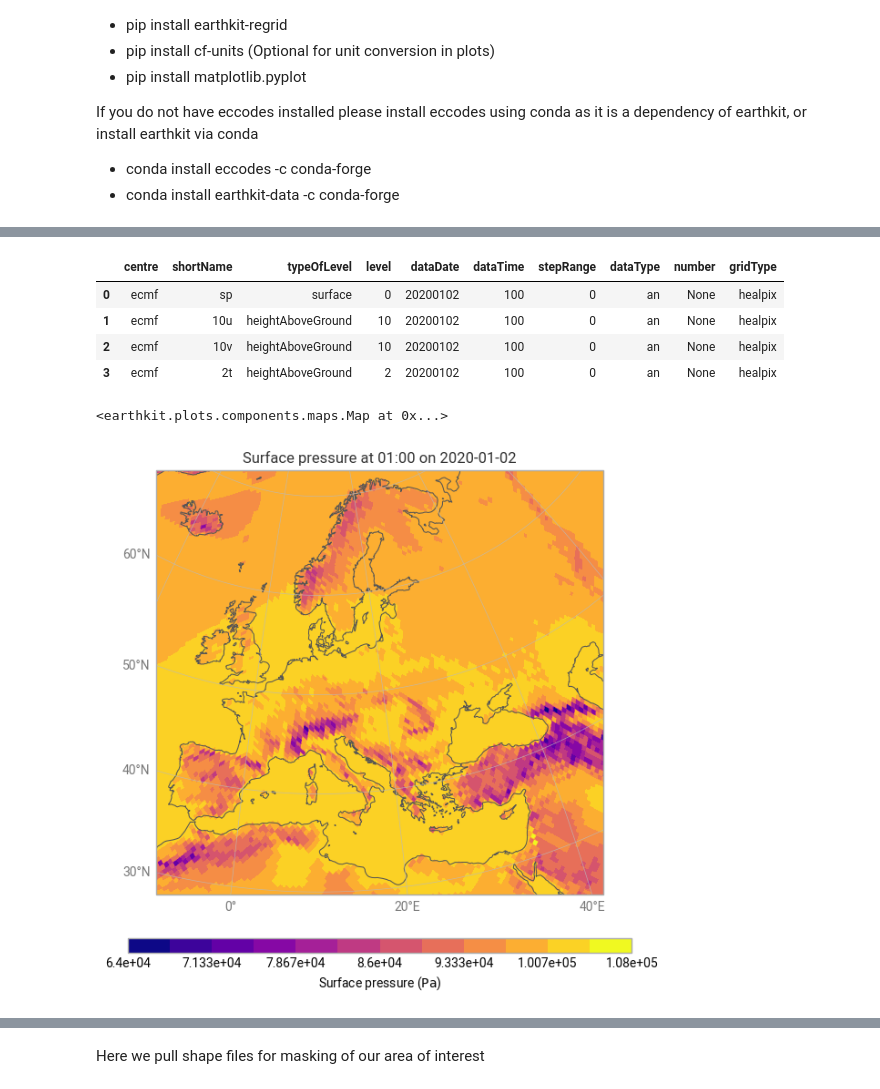
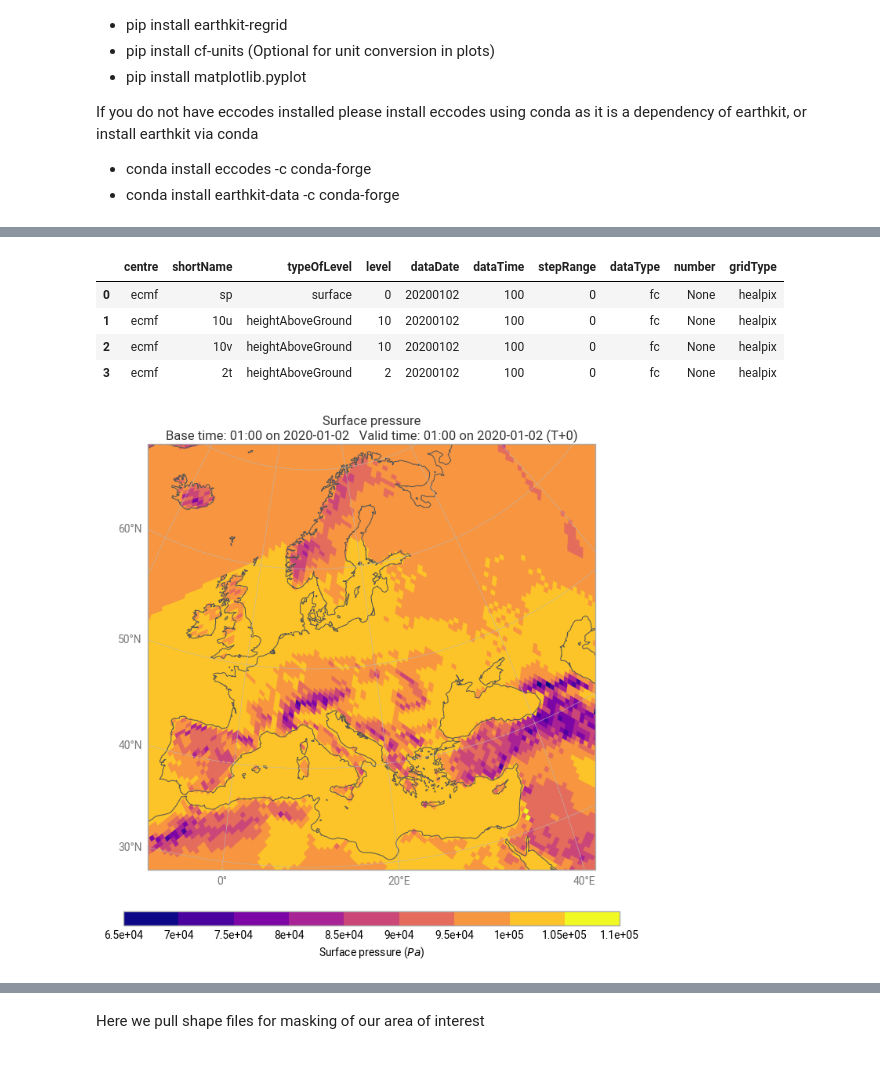
Before and after one commit to destination-earth-digital-twins/polytope-examples, a Jupyter notebook: climate-dt/climate-dt-earthkit-aoi-example.ipynb, the cells around one changed output, grey strips where cells are left out. Cells and saved outputs as stored; diff of their text form; code cells hidden in the pictures.

```diff
--- a/climate-dt/climate-dt-earthkit-aoi-example.ipynb
+++ b/climate-dt/climate-dt-earthkit-aoi-example.ipynb
@@ -67,16 +88,23 @@ data = earthkit.data.from_source("polytope", "destination-earth", request, addre
+# %%
+data = earthkit.data.from_source("file", "data/climate-dt-earthkit-aoi-example.grib")
 # %%
 data.ls()
 # %% [output]
 |  | centre | shortName | typeOfLevel | level | dataDate | dataTime | stepRange | dataType | number | gridType |
-| 0 | ecmf | sp | surface | 0 | 20200102 | 100 | 0 | an | None | healpix |
-| 1 | ecmf | 10u | heightAboveGround | 10 | 20200102 | 100 | 0 | an | None | healpix |
-| 2 | ecmf | 10v | heightAboveGround | 10 | 20200102 | 100 | 0 | an | None | healpix |
-| 3 | ecmf | 2t | heightAboveGround | 2 | 20200102 | 100 | 0 | an | None | healpix |
+| 0 | ecmf | sp | surface | 0 | 20200102 | 100 | 0 | fc | None | healpix |
+| 1 | ecmf | 10u | heightAboveGround | 10 | 20200102 | 100 | 0 | fc | None | healpix |
+| 2 | ecmf | 10v | heightAboveGround | 10 | 20200102 | 100 | 0 | fc | None | healpix |
+| 3 | ecmf | 2t | heightAboveGround | 2 | 20200102 | 100 | 0 | fc | None | healpix |
 # %%
-qmap.block(data[0], domain="Europe")
+chart = earthkit.plots.Map(domain="Europe")
+chart.grid_cells(data[0])
+chart.legend()
+chart.gridlines()
+chart.title()
+chart.coastlines()
+chart.show()
 # %% [output]
-<earthkit.plots.components.maps.Map at 0x...>
-[figure, old version]
+[figure, new version]
 # %%
 # Regrid t=from healpix for conversion to xarray
 data_latlon = earthkit.regrid.interpolate(data, out_grid={"grid": [0.1,0.1]}, method="linear")
```
Also changed, not shown: parts of 11 cells of this notebook.
